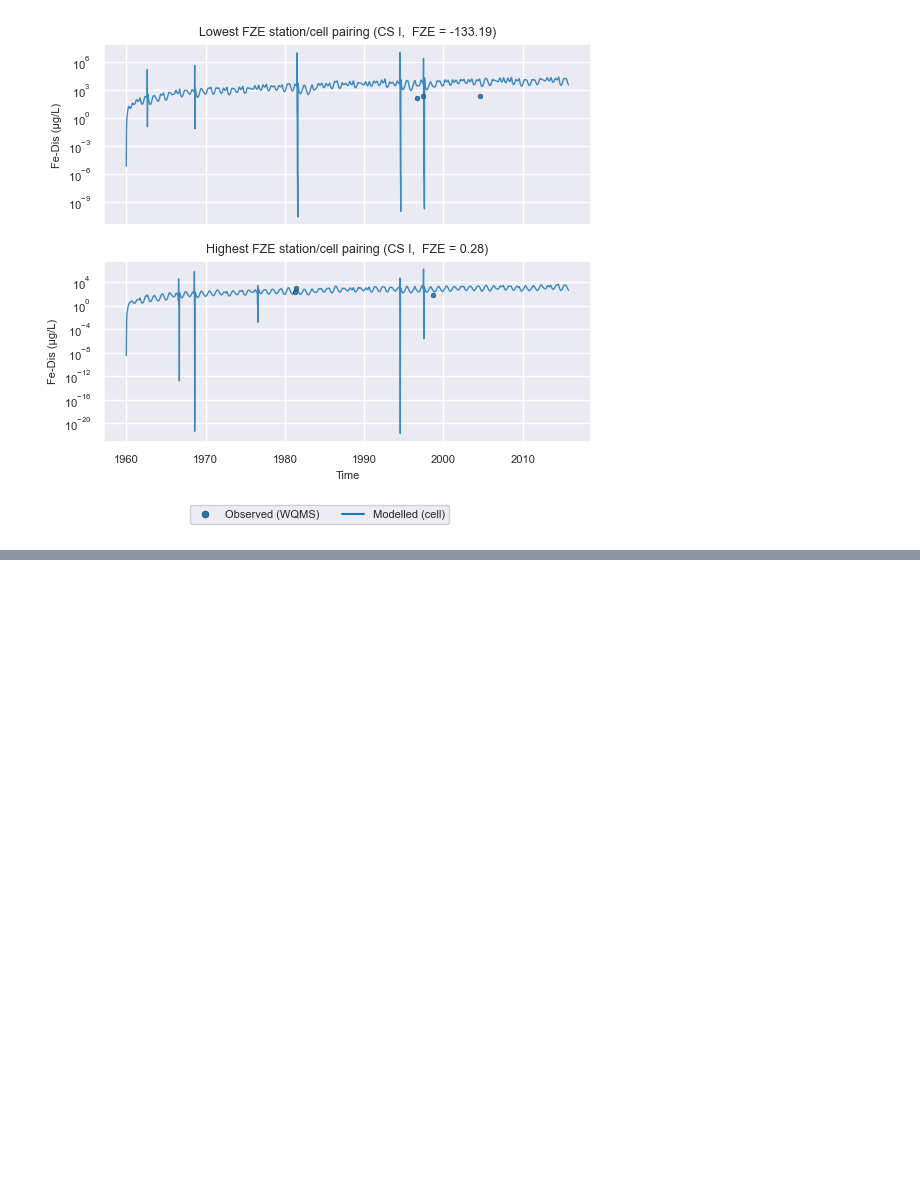
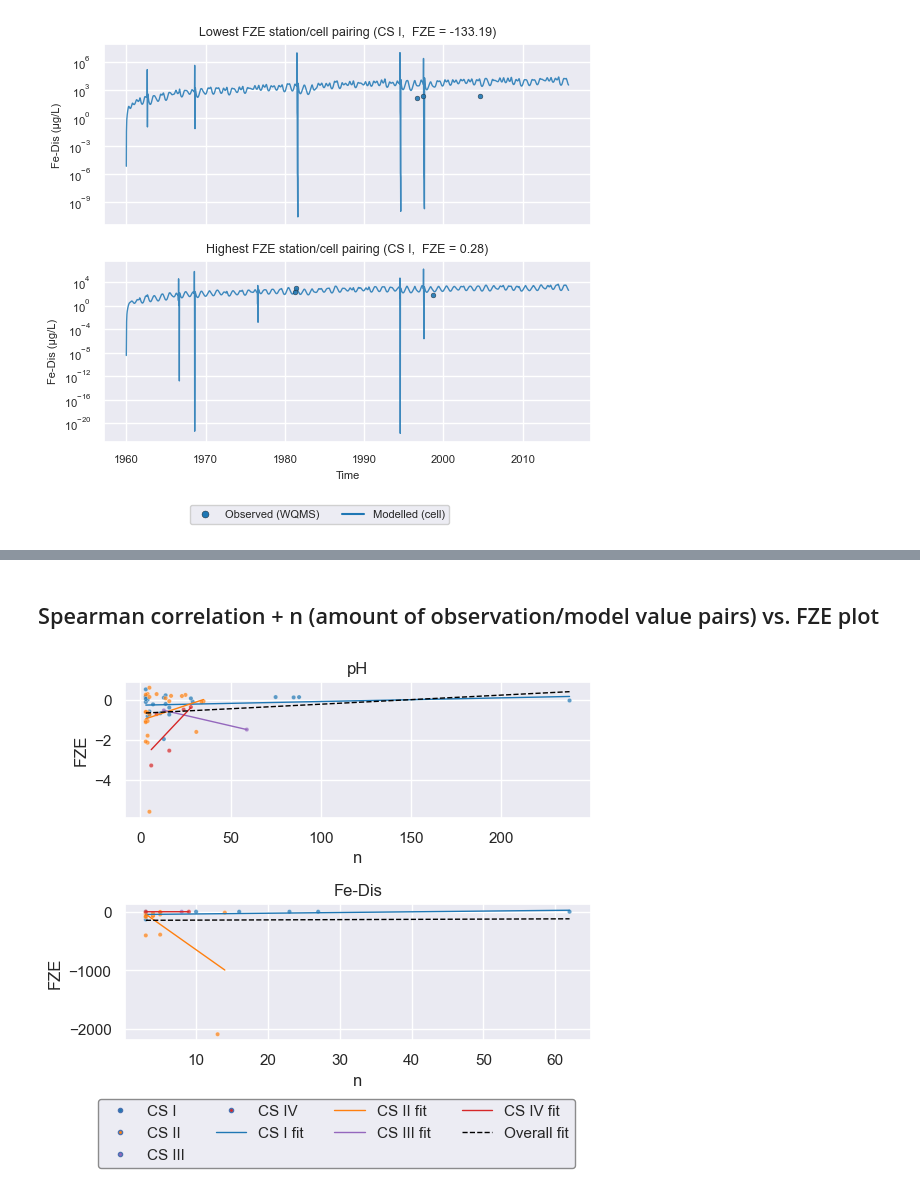
Before and after one commit to lgroenhart/AMDFLOW, a Jupyter notebook: val_plots.ipynb, the cells around one changed output, grey strips where cells are left out. Saved outputs shown, nothing was run; the diff lists cells and outputs as text; code cells hidden in the pictures; blank space fills up the shorter version.

```diff
--- a/val_plots.ipynb
+++ b/val_plots.ipynb
@@ -1827,0 +1770,2 @@ fig.savefig("../images/iron_impact_maps.png", dpi = 300, bbox_inches = "tight")
+# %% [markdown]
+<h2>Spearman correlation + n (amount of observation/model value pairs) vs. FZE plot
@@ -1827,0 +1795,56 @@ fig.savefig("../images/iron_impact_maps.png", dpi = 300, bbox_inches = "tight")
+# %%
+textwidth_in = 418.25368 / 72.27
+fig, [ax1, ax2] = plt.subplots(2, 1, figsize=(textwidth_in, textwidth_in * 0.8))
+cs_labels = ["CS I", "CS II", "CS III", "CS IV", "Overall"]
+csi_ph["Case Study"] = "CS I"
+csii_ph["Case Study"] = "CS II"
+csiii_ph["Case Study"] = "CS III"
+csiv_ph["Case Study"] = "CS IV"
+ph_data = pd.concat([csi_ph, csii_ph, csiii_ph, csiv_ph], ignore_index=True)
+
+plot_case_study_fits(ax1, ph_data, "pH")
+
+csi_fe_dis["Case Study"] = "CS I"
+csii_fe_dis["Case Study"] = "CS II"
+csiii_fe_dis["Case Study"] = "CS III"
+csiv_fe_dis["Case Study"] = "CS IV"
+fe_data = pd.concat([csi_fe_dis, csii_fe_dis, csiii_fe_dis, csiv_fe_dis], ignore_index=True)
+
+plot_case_study_fits(ax2, fe_data, "Fe-Dis")
+
+import matplotlib.lines as mlines
+cs_colors = ["tab:blue", "tab:orange", "tab:purple", "tab:red", "black"]
+marker_handles = [
+    mlines.Line2D([0], [0],
+    marker='o', linestyle='None',
+    markerfacecolor=color,
+    markersize=3, label=label)
+    for color, label in zip(cs_colors, cs_labels) if label != "Overall"
+    ]
+
+line_handles = [
+    mlines.Line2D([0], [0],
+    linestyle='-', color=color, linewidth=1,
+    label=f"{label} fit")
+    for color, label in zip(cs_colors, cs_labels) if label != "Overall"
+]
+
+line_handles.append(
+    mlines.Line2D([0], [0],
+    linestyle='--', color='black', linewidth=1,
+    label="Overall fit")
+)
+
+fig.legend(
+    handles=marker_handles + line_handles,
+    loc='lower center',
+    bbox_to_anchor=(0.53, -0.15),
+    bbox_transform=fig.transFigure,
+    ncol=4,
+    framealpha=0.9,
+    edgecolor='gray'
+)
+plt.tight_layout()
+fig.savefig("../images/fze_vs_n_fits.png", dpi=300, bbox_inches="tight")
+# %% [output]
+[figure, added]
```
Also changed, not shown: parts of 22 cells of this notebook.
